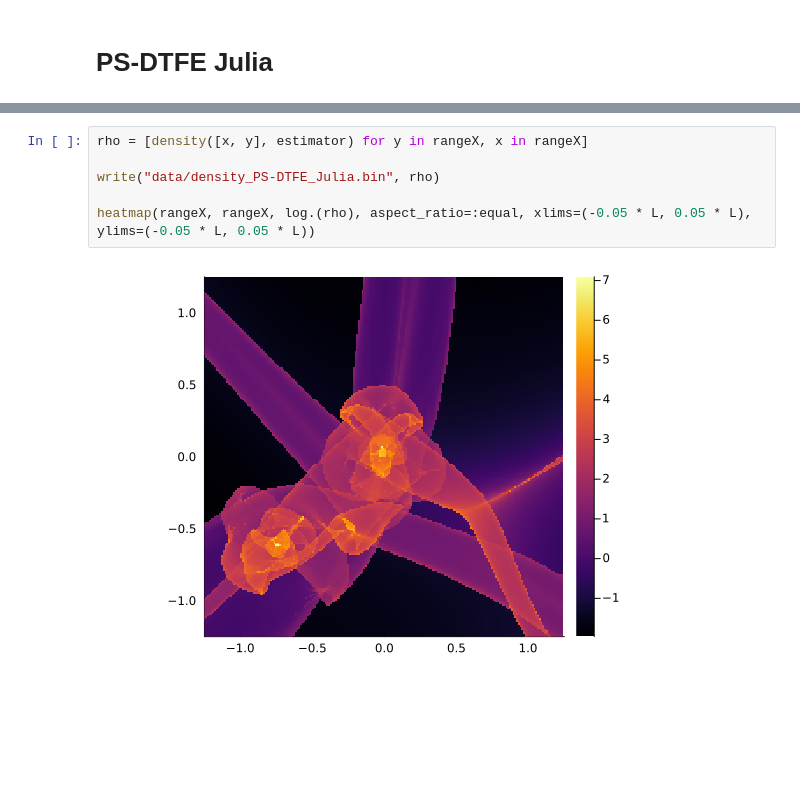
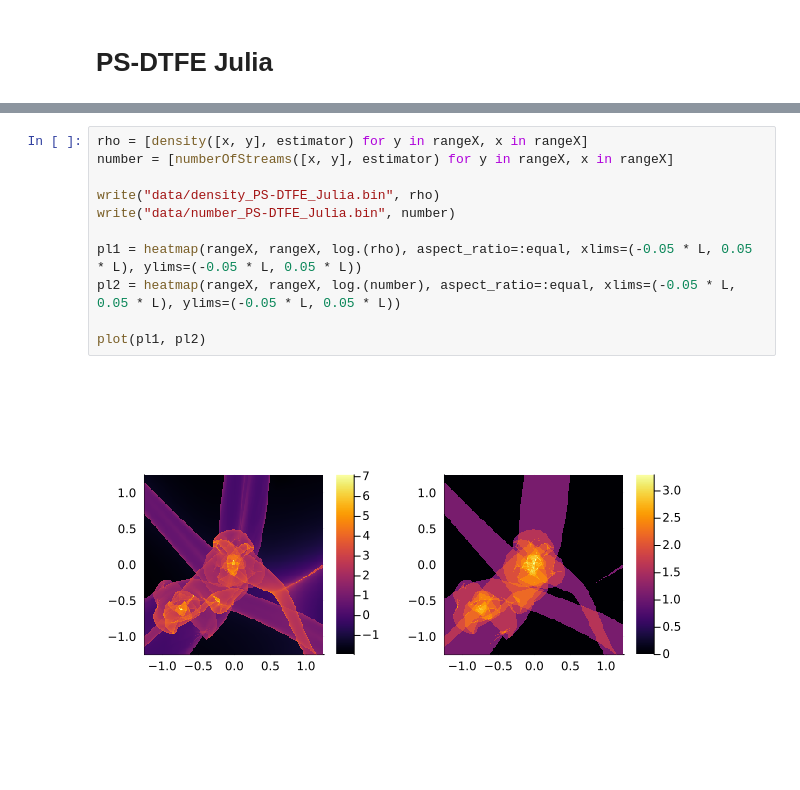
Before and after one commit to jfeldbrugge/PS-DTFE, a Jupyter notebook: Example_Julia.ipynb, the cells around one changed output, grey strips where cells are left out. Drawn from its saved outputs; the diff is of its cells as text; blank space fills up the shorter version.

```diff
--- a/Example_Julia.ipynb
+++ b/Example_Julia.ipynb
@@ -44,9 +45,14 @@ velocity: [9.240223547772283 -182.06197057407758; -72.0335493878694 -157.4762612
 number of streams: 26
 # %%
 rho = [density([x, y], estimator) for y in rangeX, x in rangeX]
+number = [numberOfStreams([x, y], estimator) for y in rangeX, x in rangeX]
 
 write("data/density_PS-DTFE_Julia.bin", rho)
+write("data/number_PS-DTFE_Julia.bin", number)
 
-heatmap(rangeX, rangeX, log.(rho), aspect_ratio=:equal, xlims=(-0.05 * L, 0.05 * L), ylims=(-0.05 * L, 0.05 * L))
+pl1 = heatmap(rangeX, rangeX, log.(rho), aspect_ratio=:equal, xlims=(-0.05 * L, 0.05 * L), ylims=(-0.05 * L, 0.05 * L))
+pl2 = heatmap(rangeX, rangeX, log.(number), aspect_ratio=:equal, xlims=(-0.05 * L, 0.05 * L), ylims=(-0.05 * L, 0.05 * L))
+
+plot(pl1, pl2)
 # %% [output]
-[figure, old version]
+[figure, new version]
```
Also changed, not shown: parts of 3 cells of this notebook, 1 other file.
